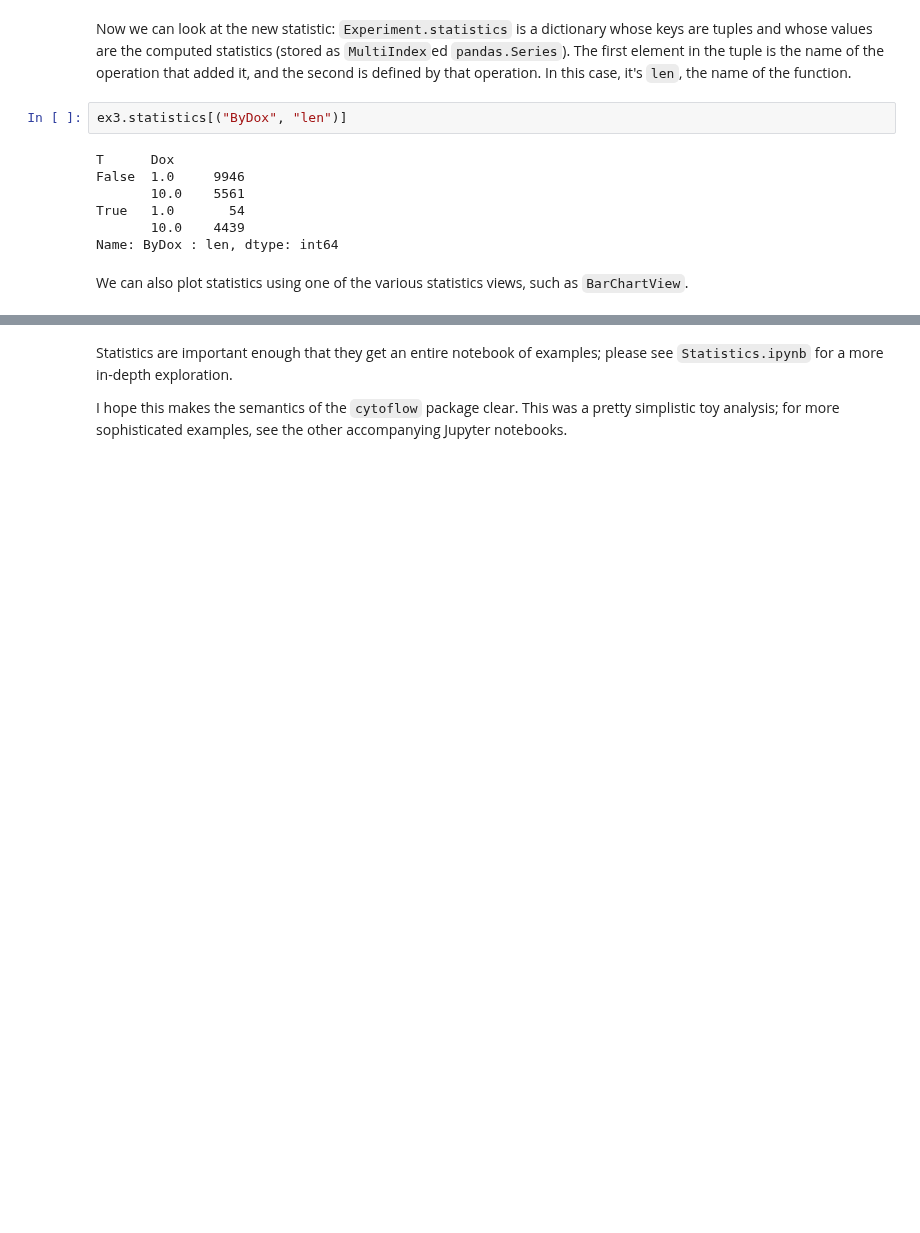
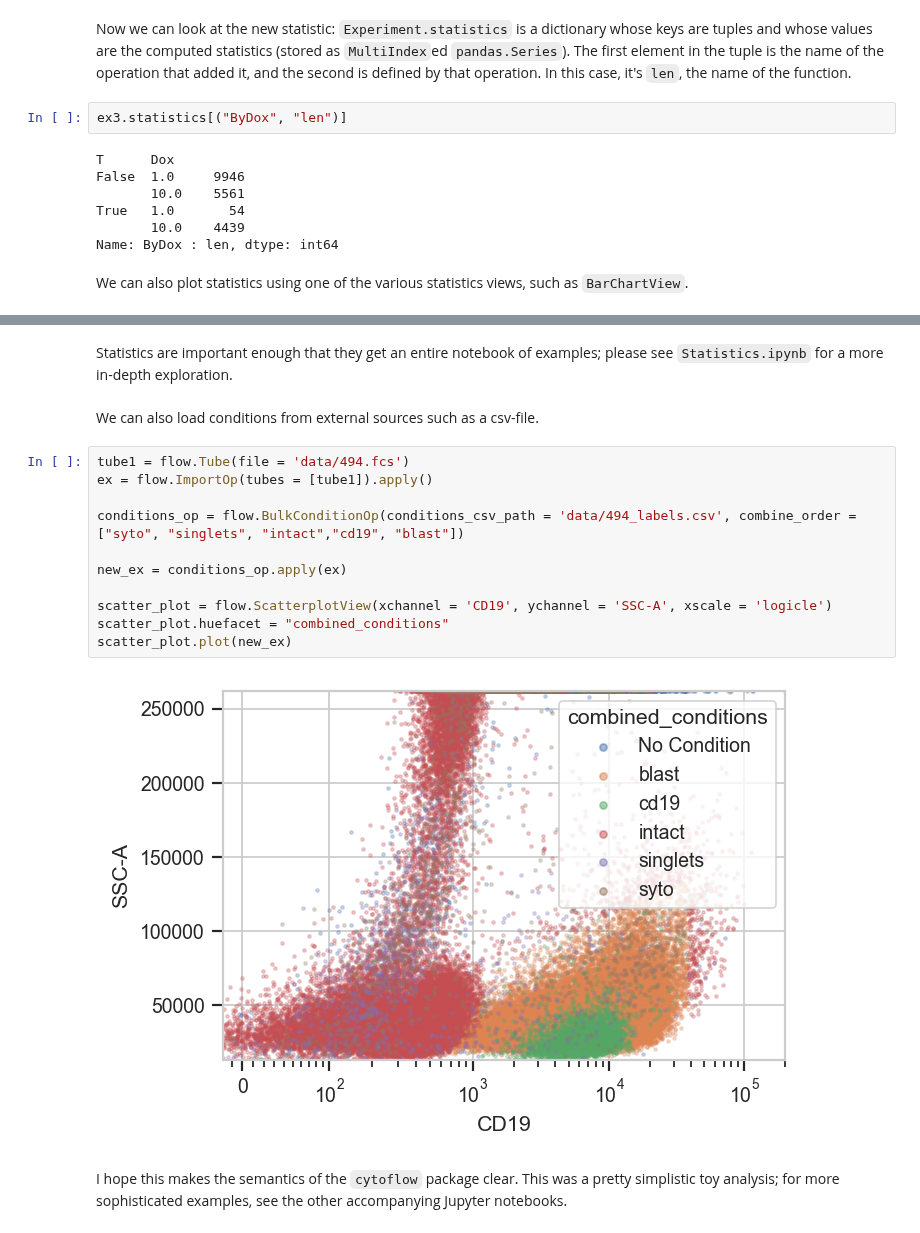
Before and after one commit to cytoflow/cytoflow, a Jupyter notebook: docs/examples-basic/Basic Cytometry.ipynb, the cells around one changed output, grey strips where cells are left out. Saved outputs shown, nothing was run; the diff lists cells and outputs as text; blank space fills up the shorter version.

Commit message:
adds bulk condition to basic cytometry jupyter notebook

```diff
--- a/docs/examples-basic/Basic Cytometry.ipynb
+++ b/docs/examples-basic/Basic Cytometry.ipynb
@@ -180,4 +180,19 @@ flow.BarChartView(statistic = ("ByDox", "len"),
+# %% [markdown]
+Statistics are important enough that they get an entire notebook of examples; please see `Statistics.ipynb` for a more in-depth exploration.
+# %% [markdown]
+We can also load conditions from external sources such as a csv-file.
+# %%
+tube1 = flow.Tube(file = 'data/494.fcs')
+ex = flow.ImportOp(tubes = [tube1]).apply()
+
+conditions_op = flow.BulkConditionOp(conditions_csv_path = 'data/494_labels.csv', combine_order = ["syto", "singlets", "intact","cd19", "blast"])
+
+new_ex = conditions_op.apply(ex)
+
+scatter_plot = flow.ScatterplotView(xchannel = 'CD19', ychannel = 'SSC-A', xscale = 'logicle')
+scatter_plot.huefacet = "combined_conditions"
+scatter_plot.plot(new_ex)
+# %% [output]
+[figure, added]
 # %% [markdown]
-Statistics are important enough that they get an entire notebook of examples; please see `Statistics.ipynb` for a more in-depth exploration.
-
 I hope this makes the semantics of the `cytoflow` package clear.  This was a pretty simplistic toy analysis; for more sophisticated examples, see the other accompanying Jupyter notebooks.
```
Also changed, not shown: parts of 6 cells of this notebook, 3 other files.
